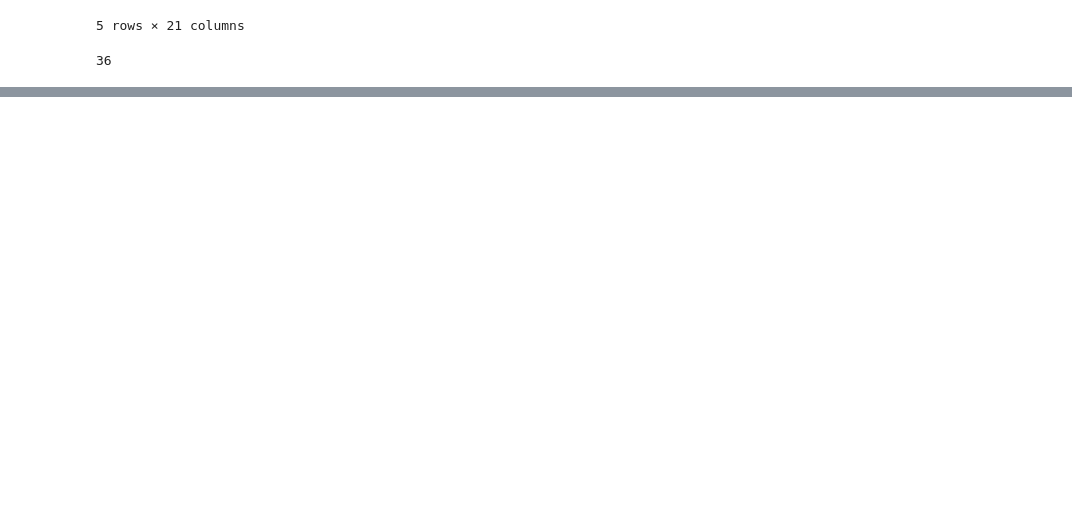
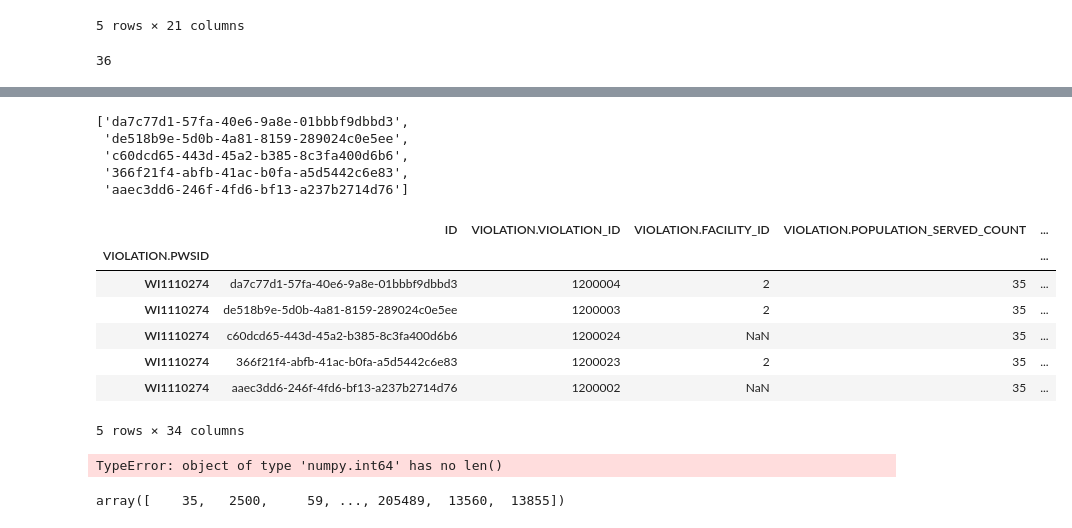
Before and after one commit to codeforboston/safe-water, a Jupyter notebook: csv_pre_processing_for_DB_integration.ipynb, the cells around one changed output, grey strips where cells are left out. Cells and saved outputs as stored; diff of their text form; code cells hidden in the pictures; blank space fills up the shorter version.

```diff
--- a/csv_pre_processing_for_DB_integration.ipynb
+++ b/csv_pre_processing_for_DB_integration.ipynb
@@ -205,0 +253,22 @@ len('e5862a56-14ea-4dda-8fed-bf1efb0c9bbd')
+# %%
+ids_violation[:5]
+# %% [output]
+['da7c77d1-57fa-40e6-9a8e-01bbbf9dbbd3',
+ 'de518b9e-5d0b-4a81-8159-289024c0e5ee',
+ 'c60dcd65-443d-45a2-b385-8c3fa400d6b6',
+ '366f21f4-abfb-41ac-b0fa-a5d5442c6e83',
+ 'aaec3dd6-246f-4fd6-bf13-a237b2714d76']
+# %%
+# Prepend the ID serie to the dataframe
+violation.insert(0, 'ID', pd.Series(ids_violation, index=violation.index))
+# %%
+violation.head()
+# %% [output]
+|  | ID | VIOLATION.VIOLATION_ID | VIOLATION.FACILITY_ID | VIOLATION.POPULATION_SERVED_COUNT | ... |
+| VIOLATION.PWSID |  |  |  |  | ... |
+| WI1110274 | da7c77d1-57fa-40e6-9a8e-01bbbf9dbbd3 | 1200004 | 2 | 35 | ... |
+| WI1110274 | de518b9e-5d0b-4a81-8159-289024c0e5ee | 1200003 | 2 | 35 | ... |
+| WI1110274 | c60dcd65-443d-45a2-b385-8c3fa400d6b6 | 1200024 | NaN | 35 | ... |
+| WI1110274 | 366f21f4-abfb-41ac-b0fa-a5d5442c6e83 | 1200023 | 2 | 35 | ... |
+| WI1110274 | aaec3dd6-246f-4fd6-bf13-a237b2714d76 | 1200002 | NaN | 35 | ... |
+5 rows × 34 columns
@@ -205,0 +279,8 @@ len('e5862a56-14ea-4dda-8fed-bf1efb0c9bbd')
+# %%
+longest_item(violation['VIOLATION.RULE_CODE'])
+# %% [output]
+TypeError: object of type 'numpy.int64' has no len()
+# %%
+violation['VIOLATION.POPULATION_SERVED_COUNT'].unique()
+# %% [output]
+array([    35,   2500,     59, ..., 205489,  13560,  13855])
```
Also changed, not shown: parts of 11 cells of this notebook.
